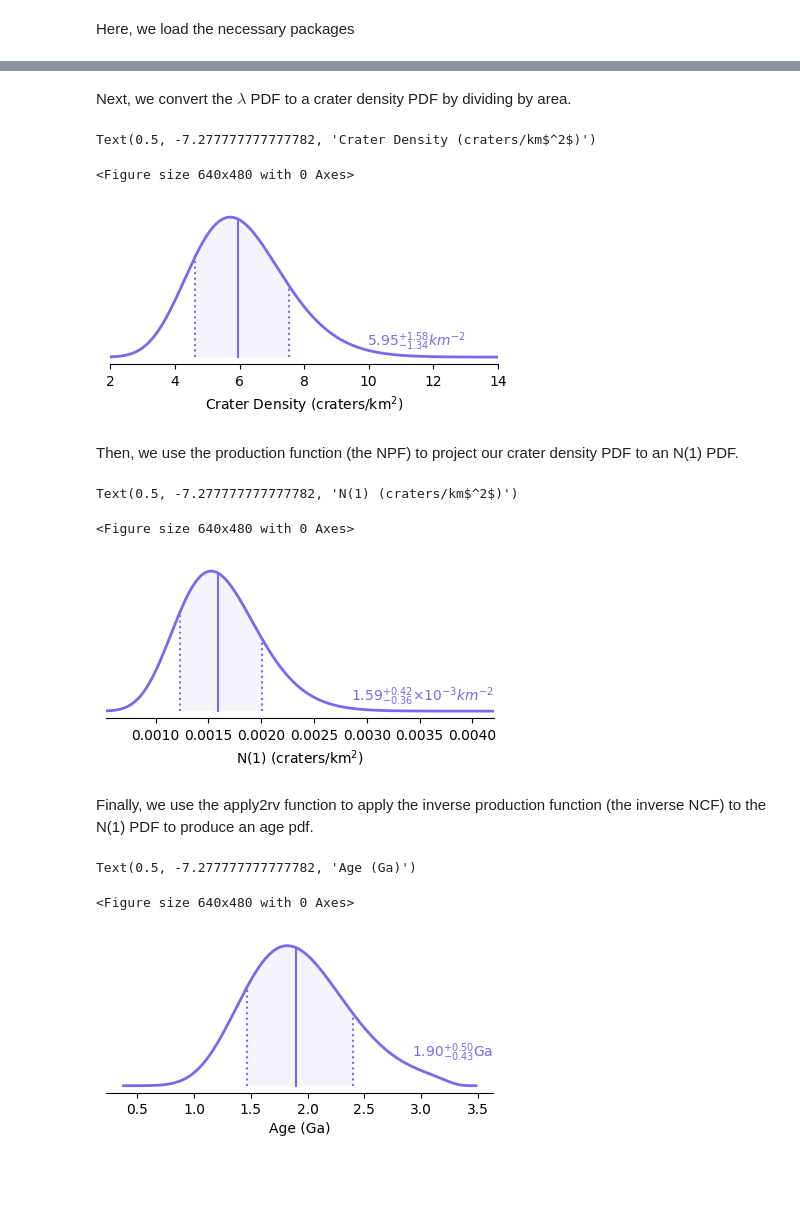
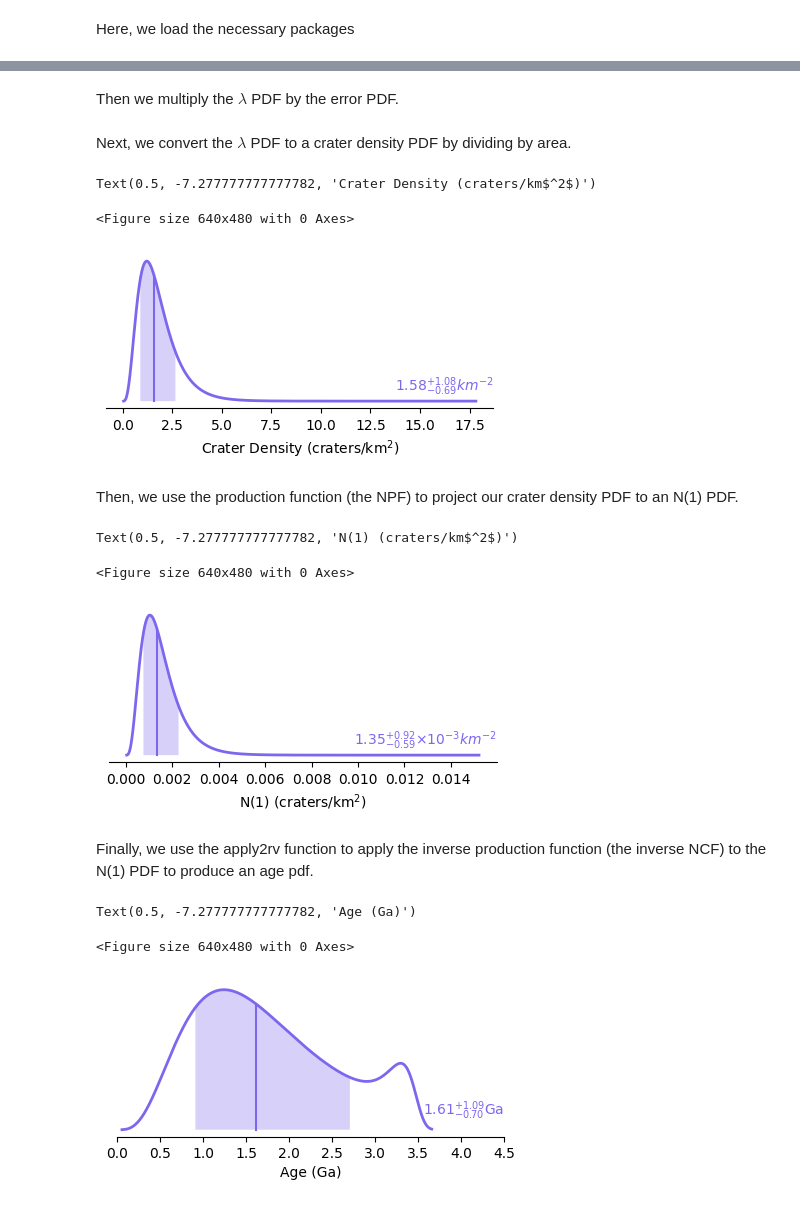
Before and after one commit to samwbell/cratersfd, a Jupyter notebook: examples/age_calculation_example.ipynb, the cells around one changed output, grey strips where cells are left out. Saved outputs shown, nothing was run; the diff lists cells and outputs as text; code cells hidden in the pictures; blank space fills up the shorter version.

```diff
--- a/examples/age_calculation_example.ipynb
+++ b/examples/age_calculation_example.ipynb
@@ -218,0 +234,7 @@ Text(0.5, -7.277777777777782, 'Model Crater Count $\\lambda$')
+# %%
+lambda_error_factor = lambda_error_lognormal(
+    N, random=1.5, systematic=1.1, statistical=1.2
+)
+print('Combined error factor: ' + str(lambda_error_factor))
+lambda_error = apply_factor(1, lambda_error_factor)
+lambda_error.plot(xlim=[0, 2.5])
@@ -219,37 +245,40 @@ Text(0.5, -7.277777777777782, 'Model Crater Count $\\lambda$')
+# %% [markdown]
+Then we multiply the $\lambda$ PDF by the error PDF.
+# %%
+lambda_rv_with_error = lambda_rv * lambda_error
 # %% [markdown]
 Next, we convert the $\lambda$ PDF to a crater density PDF by dividing by area.
 # %%
-crater_density_rv = lambda_rv / area
+crater_density_rv = lambda_rv_with_error / area
 crater_density_rv.plot(
-    label=True, xlim=[2, 14], unit=r'$km^{-2}$',
-    label_shift_x=-1.0
+    label=True, unit=r'$km^{-2}$',# xlim=[2, 14],
 )
 plt.xlabel(r'Crater Density (craters/km$^2$)')
 # %% [output]
 Text(0.5, -7.277777777777782, 'Crater Density (craters/km$^2$)')
 <Figure size 640x480 with 0 Axes>
-[figure, old version]
+[figure, new version]
 # %% [markdown]
 Then, we use the production function (the NPF) to project our crater density PDF to an N(1) PDF.
 # %%
-N1_shift = pf(1) / pf(dmin)
+N1_shift = pf(1) / pf(dmin_estimate)
 N1_rv = crater_density_rv * N1_shift
 N1_rv.plot(
-    label=True, xlim=[5.3E-4, 4.2E-3],
+    label=True,# xlim=[5.3E-4, 4.2E-3],
     unit=r'$km^{-2}$',
 )
 plt.xlabel(r'N(1) (craters/km$^2$)')
 # %% [output]
 Text(0.5, -7.277777777777782, 'N(1) (craters/km$^2$)')
 <Figure size 640x480 with 0 Axes>
-[figure, old version]
+[figure, new version]
 # %% [markdown]
 Finally, we use the apply2rv function to apply the inverse production function (the inverse NCF) to the N(1) PDF to produce an age pdf.
 # %%
 age_rv = apply2rv(N1_rv, cf_inv)
-age_rv.plot(label=True, unit='Ga')
+age_rv.plot(label=True, unit='Ga', xlim=[0, 4.5])
 plt.xlabel('Age (Ga)')
 # %% [output]
 Text(0.5, -7.277777777777782, 'Age (Ga)')
 <Figure size 640x480 with 0 Axes>
-[figure, old version]
+[figure, new version]
```
Also changed, not shown: parts of 69 cells of this notebook, 32 other files.
